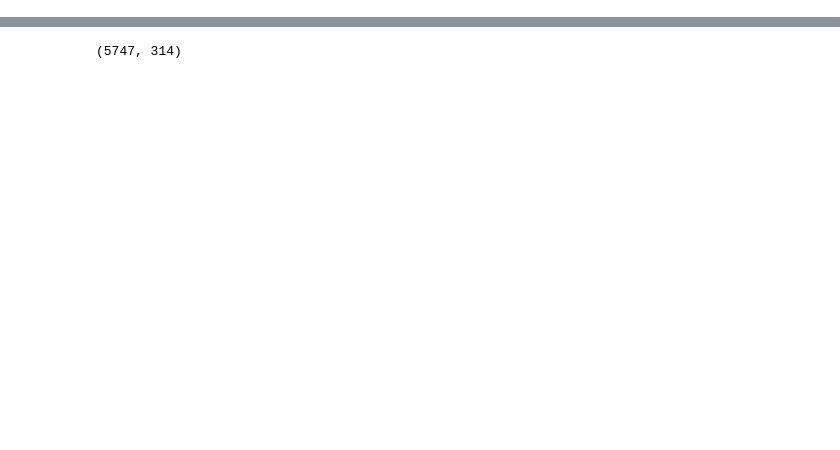
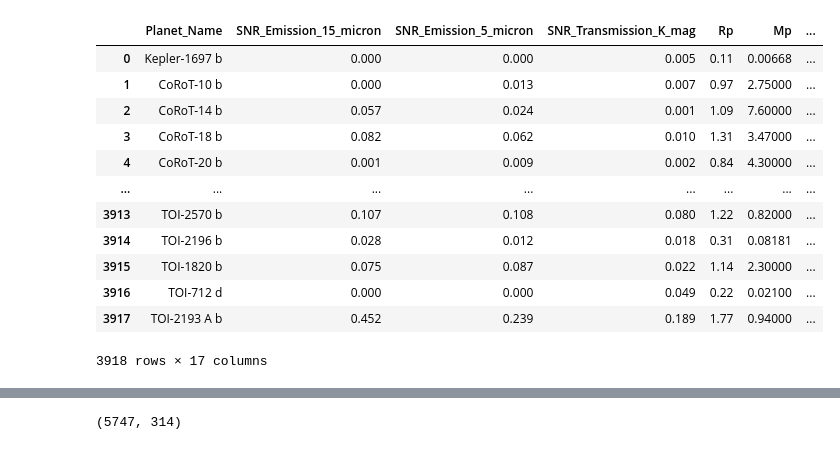
Before and after one commit to Yeicko10/Aprendiendo-git-proyecto1, a Jupyter notebook: Parcial_1_Analisis_Exploratorio_De_Datos.ipynb, the cells around one changed output, grey strips where cells are left out. Saved outputs shown, nothing was run; the diff lists cells and outputs as text; code cells hidden in the pictures; blank space fills up the shorter version.

```diff
--- a/Parcial_1_Analisis_Exploratorio_De_Datos.ipynb
+++ b/Parcial_1_Analisis_Exploratorio_De_Datos.ipynb
@@ -107,0 +36,17 @@ Drive already mounted at /content/drive; to attempt to forcibly remount, call dr
+# %%
+df = pd.read_csv("search.csv")
+df
+# %% [output]
+|  | Planet_Name | SNR_Emission_15_micron | SNR_Emission_5_micron | SNR_Transmission_K_mag | Rp | Mp | ... |
+| 0 | Kepler-1697 b | 0.000 | 0.000 | 0.005 | 0.11 | 0.00668 | ... |
+| 1 | CoRoT-10 b | 0.000 | 0.013 | 0.007 | 0.97 | 2.75000 | ... |
+| 2 | CoRoT-14 b | 0.057 | 0.024 | 0.001 | 1.09 | 7.60000 | ... |
+| 3 | CoRoT-18 b | 0.082 | 0.062 | 0.010 | 1.31 | 3.47000 | ... |
+| 4 | CoRoT-20 b | 0.001 | 0.009 | 0.002 | 0.84 | 4.30000 | ... |
+| ... | ... | ... | ... | ... | ... | ... | ... |
+| 3913 | TOI-2570 b | 0.107 | 0.108 | 0.080 | 1.22 | 0.82000 | ... |
+| 3914 | TOI-2196 b | 0.028 | 0.012 | 0.018 | 0.31 | 0.08181 | ... |
+| 3915 | TOI-1820 b | 0.075 | 0.087 | 0.022 | 1.14 | 2.30000 | ... |
+| 3916 | TOI-712 d | 0.000 | 0.000 | 0.049 | 0.22 | 0.02100 | ... |
+| 3917 | TOI-2193 A b | 0.452 | 0.239 | 0.189 | 1.77 | 0.94000 | ... |
+3918 rows × 17 columns
```
Also changed, not shown: parts of 16 cells of this notebook.
